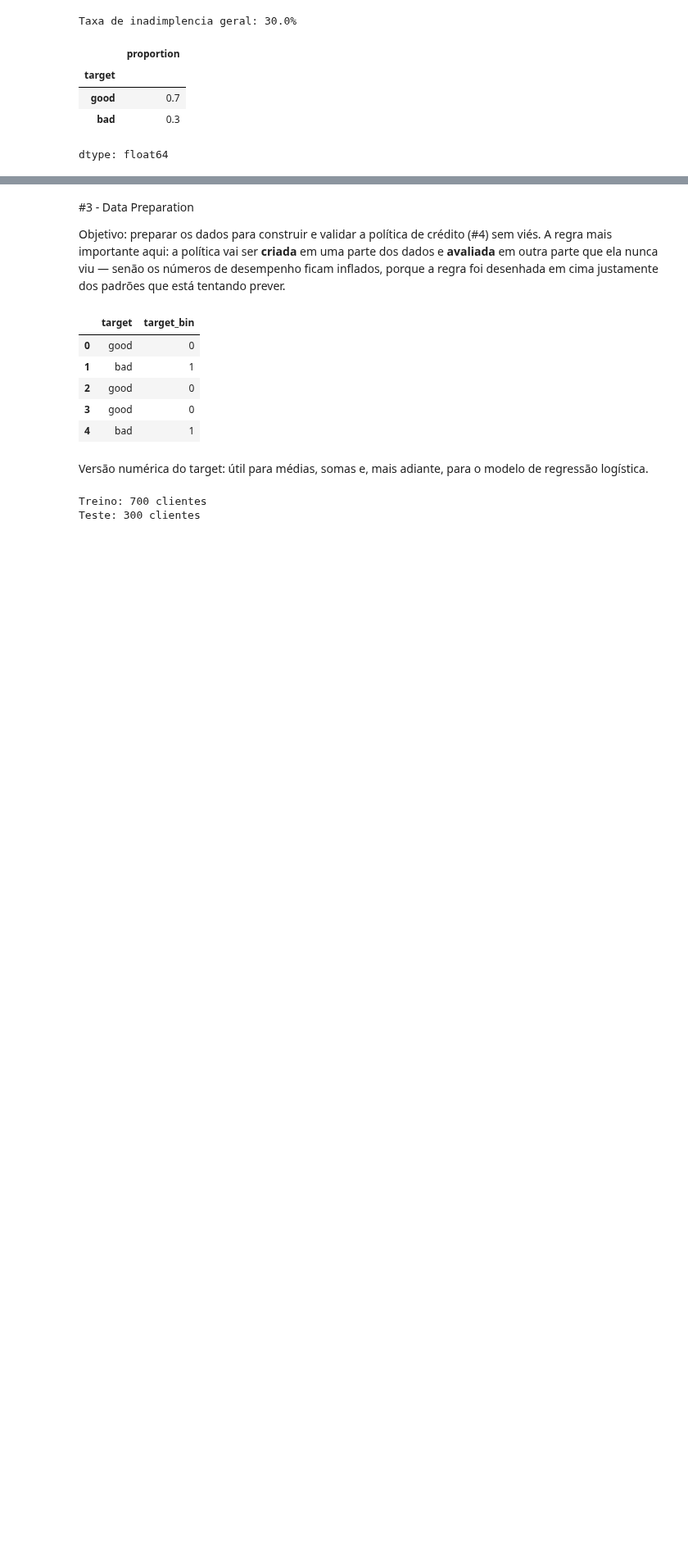
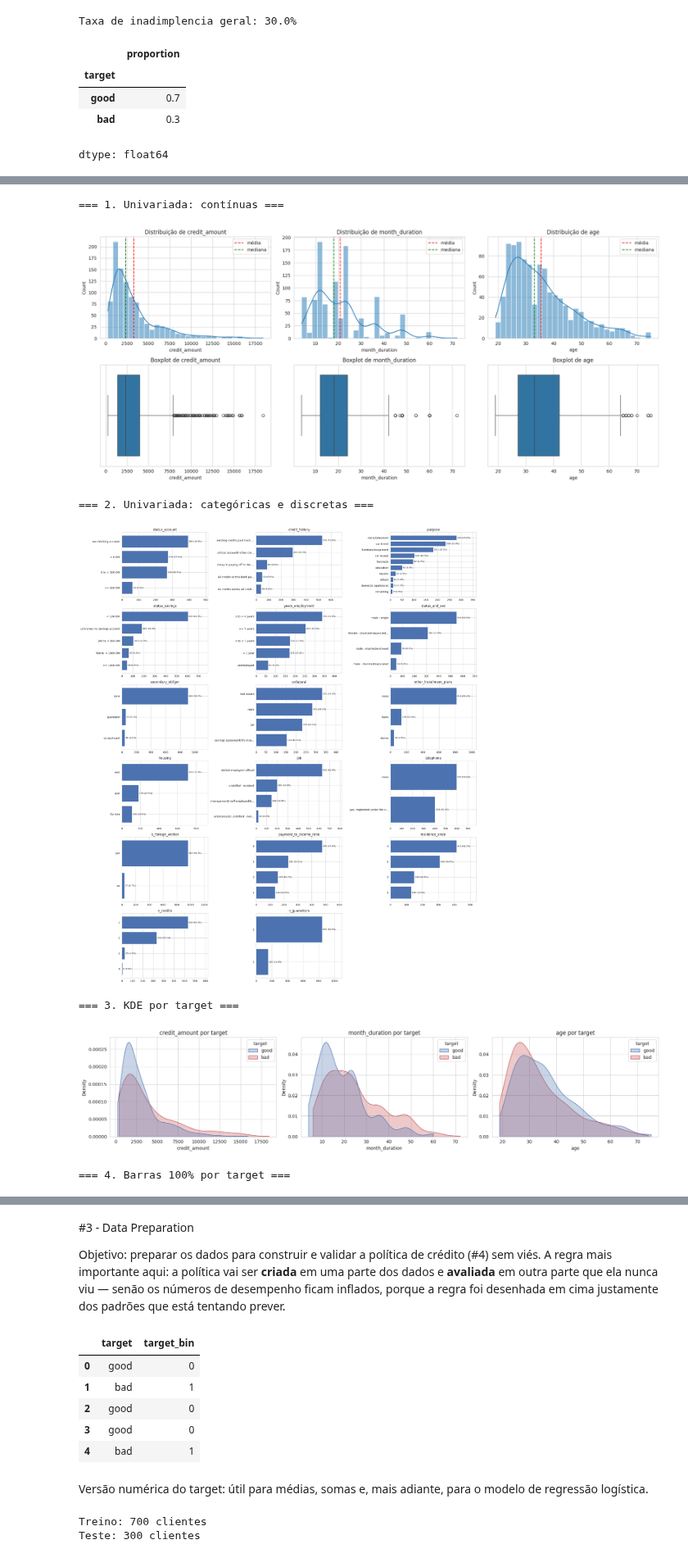
Before and after one commit to Gabriel-Roledo-ds/German_Credit-Scorecard_e_Politica_de_Credito, a Jupyter notebook: German_Credit.ipynb, the cells around one changed output, grey strips where cells are left out. Shown at 82% size. Saved outputs shown, nothing was run; the diff lists cells and outputs as text; code cells hidden in the pictures; blank space fills up the shorter version.

```diff
--- a/German_Credit.ipynb
+++ b/German_Credit.ipynb
@@ -95,0 +270,5 @@ Nenhum valor nulo em nenhuma das 21 colunas — base limpa, sem tratamento de nu
+# %%
+for col in cat_cols:
+    print(f'--- {col} ---')
+    print(df[col].value_counts(dropna=False).index.tolist())
+    print()
@@ -152,12 +305,0 @@ plt.show()
-# %%
-# Boxplots para visualizar outliers
-fig, axes = plt.subplots(1, 2, figsize=(12, 5))
-
-sns.boxplot(y=df['credit_amount'], ax=axes[0], color='lightblue')
-axes[0].set_title('Boxplot: valor do credito')
-
-sns.boxplot(y=df['month_duration'], ax=axes[1], color='lightblue')
-axes[1].set_title('Boxplot: duracao (meses)')
-
-plt.tight_layout()
-plt.show()
@@ -168,9 +305,0 @@ plt.show()
-# %%
-# Taxa de inadimplencia por categoria, para as principais variaveis categoricas
-categoricas_chave = ['status_account', 'credit_history', 'purpose', 'status_savings', 'years_employment', 'housing', 'job']
-
-for col in categoricas_chave:
-    print(f'--- {col} ---')
-    resultado = df.groupby(col)['target'].apply(lambda x: (x == 'bad').mean()).sort_values(ascending=False)
-    print(resultado.round(3))
-    print()
@@ -195,6 +305,0 @@ Name: target, dtype: float64
-# %%
-# Quantos clientes tem em cada categoria - grupo pequeno pode enganar a taxa
-for col in categoricas_chave:
-    print(f'--- {col} ---')
-    print(df[col].value_counts())
-    print()
@@ -244,0 +594,14 @@ plt.show()
+# %%
+cont_cols = ['credit_amount', 'month_duration', 'age']
+disc_cols = ['payment_to_income_ratio', 'residence_since', 'n_credits', 'n_guarantors']
+cat_cols = [c for c in df.select_dtypes(include='object').columns if c != 'target']
+
+eda_visual(df, cont_cols, disc_cols, cat_cols)
+# %% [output]
+=== 1. Univariada: contínuas ===
+[figure, added]
+=== 2. Univariada: categóricas e discretas ===
+[figure, added]
+=== 3. KDE por target ===
+[figure, added]
+=== 4. Barras 100% por target ===
```
Also changed, not shown: parts of 31 cells of this notebook.
